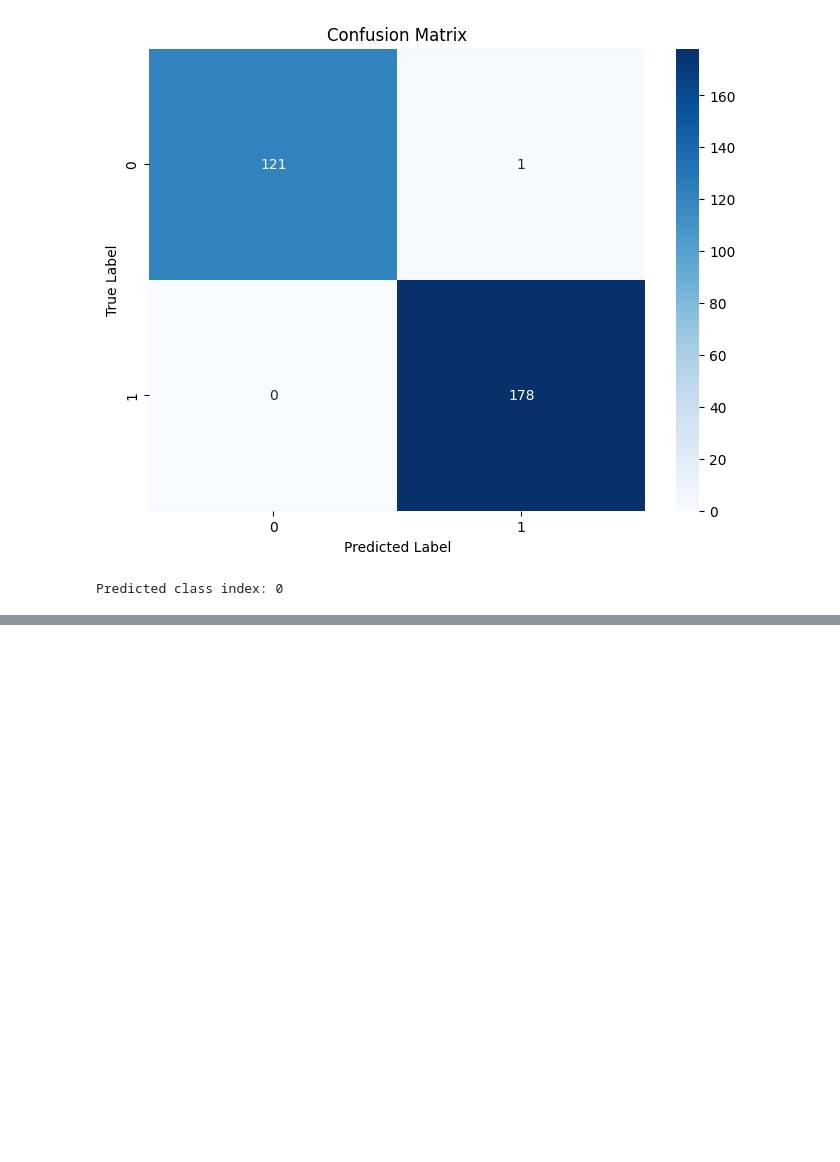
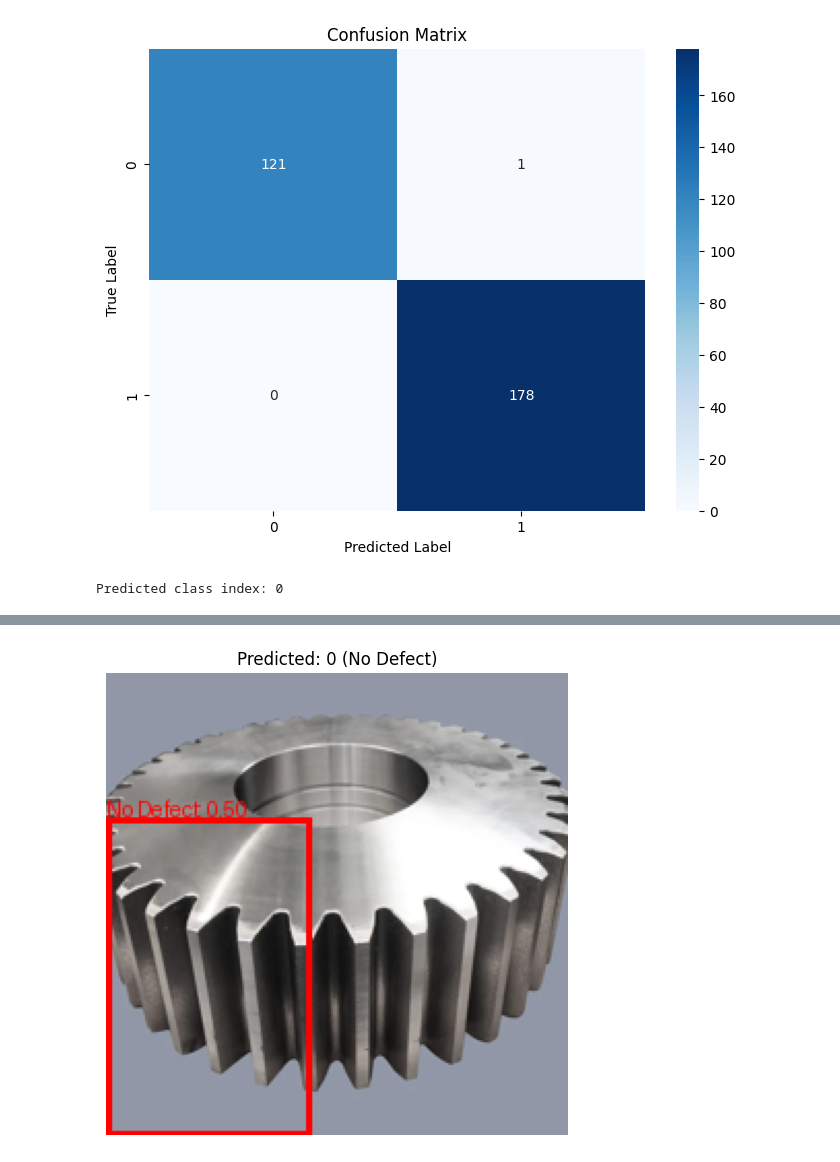
Before and after one commit to janikWa/Pitting_Detection, a Jupyter notebook: scripts/notebook.ipynb, the cells around one changed output, grey strips where cells are left out. Saved outputs shown, nothing was run; the diff lists cells and outputs as text; code cells hidden in the pictures; blank space fills up the shorter version.

Commit message:
add bounding box and heat map

```diff
--- a/scripts/notebook.ipynb
+++ b/scripts/notebook.ipynb
@@ -191,0 +330,71 @@ Predicted class index: 0
+# %%
+# Forward/Backward Hooks for Grad-CAM
+gradients = []
+activations = []
+
+def save_gradient(grad):
+    gradients.append(grad)
+
+def forward_hook(module, input, output):
+    activations.append(output)
+    output.register_hook(save_gradient)
+
+# Register hook to last conv layer
+hook = model.layer4.register_forward_hook(forward_hook)
+
+# Forward pass
+model.eval()
+output = model(input_tensor)
+probs = F.softmax(output, dim=1)
+pred_class = output.argmax(dim=1).item()
+confidence = probs[0, pred_class].item()
+
+# Backward pass
+model.zero_grad()
+output[0, pred_class].backward()
+
+# Grad-CAM logic
+grads_val = gradients[0][0].cpu().numpy()
+acts_val = activations[0][0].detach().cpu().numpy()
+
+
+weights = np.mean(grads_val, axis=(1, 2))
+cam = np.zeros(acts_val.shape[1:], dtype=np.float32)
+
+for i, w in enumerate(weights):
+    cam += w * acts_val[i, :, :]
+
+cam = np.maximum(cam, 0)
+cam = cam - cam.min()
+cam = cam / cam.max()
+cam = cv2.resize(cam, (224, 224))
+
+# Threshold and find bounding box
+threshold = 0.6  # You can adjust this
+binary_cam = (cam > threshold).astype(np.uint8)
+contours, _ = cv2.findContours(binary_cam, cv2.RETR_EXTERNAL, cv2.CHAIN_APPROX_SIMPLE)
+
+# Convert original image for drawing
+draw_img = image.resize((224, 224)).copy()
+draw = ImageDraw.Draw(draw_img)
+
+if contours:
+    # Find the largest contour
+    largest = max(contours, key=cv2.contourArea)
+    x, y, w, h = cv2.boundingRect(largest)
+
+    # Draw rectangle and label
+    draw.rectangle([x, y, x + w, y + h], outline="red", width=3)
+    label = f"{'Pitting' if pred_class == 1 else 'No Defect'}: {confidence:.2f}"
+    draw.text((x, y - 10), label, fill="red")
+
+# Show image with bounding box
+plt.figure(figsize=(6, 6))
+plt.imshow(draw_img)
+plt.axis('off')
+plt.title(f"Predicted: {pred_class} ({'Pitting' if pred_class == 1 else 'No Defect'})")
+plt.show()
+
+hook.remove()
+# %% [output]
+[figure, added]
```
Also changed, not shown: parts of 11 cells of this notebook.
